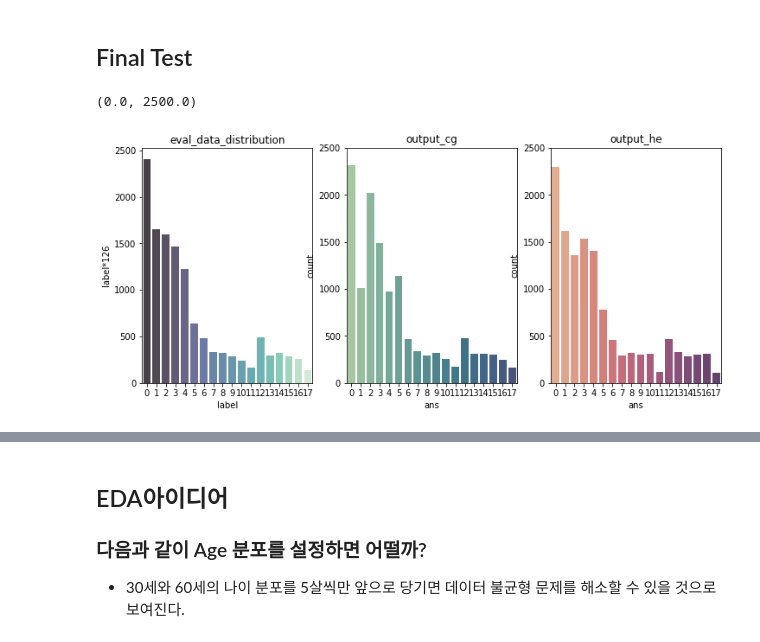
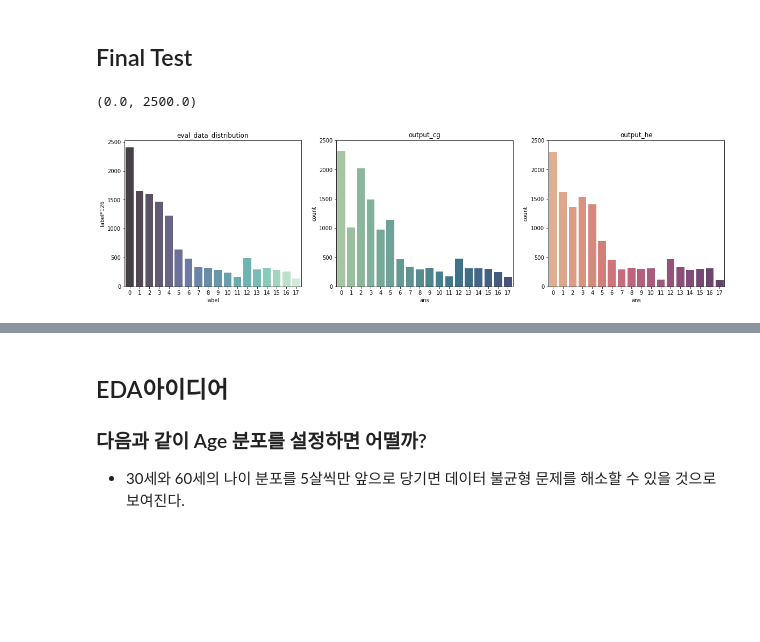
Before and after one commit to kiwon94/level1-image-classification-level1-nlp-10, a Jupyter notebook: Check_Output_csv.ipynb, the cells around one changed output, grey strips where cells are left out. Cells and saved outputs as stored; diff of their text form; code cells hidden in the pictures; blank space fills up the shorter version.

```diff
--- a/Check_Output_csv.ipynb
+++ b/Check_Output_csv.ipynb
@@ -143,18 +67,17 @@ Text(0.5, 1.0, 'output_origin')
 # %%
 output_dir = '/opt/ml/level1-image-classification-level1-nlp-10/output'
 output_df = pd.read_csv(os.path.join(output_dir, 'output_cg.csv')) # csv파일만 변경하면 됩니다.
-output_df2 = pd.read_csv(os.path.join(output_dir, 'output_ib.csv')) # csv파일만 변경하면 됩니다.
 output_df2 = pd.read_csv(os.path.join(output_dir, 'output_he.csv')) # csv파일만 변경하면 됩니다.
 
-fig, ax = plt.subplots(1, 3, figsize=(12, 5))
+fig, ax = plt.subplots(1, 3, figsize=(20, 5))
 sns.barplot(x='label', y='label*126', data=test_df, palette='mako', ax=ax[0], alpha=0.8)
 ax[0].set_title("eval_data_distribution")
 sns.countplot(x='ans', data=output_df, palette='crest', ax=ax[1], alpha=0.9)
 ax[1].set_title("output_cg")
 ax[1].set_ylim(0, 2500)
 sns.countplot(x='ans', data=output_df2, palette='flare', ax=ax[2], alpha=0.9)
 ax[2].set_title("output_he")
 ax[2].set_ylim(0, 2500)
 # %% [output]
 (0.0, 2500.0)
-[figure, old version]
+[figure, new version]
```
Also changed, not shown: parts of 10 cells of this notebook, 1 other file.
